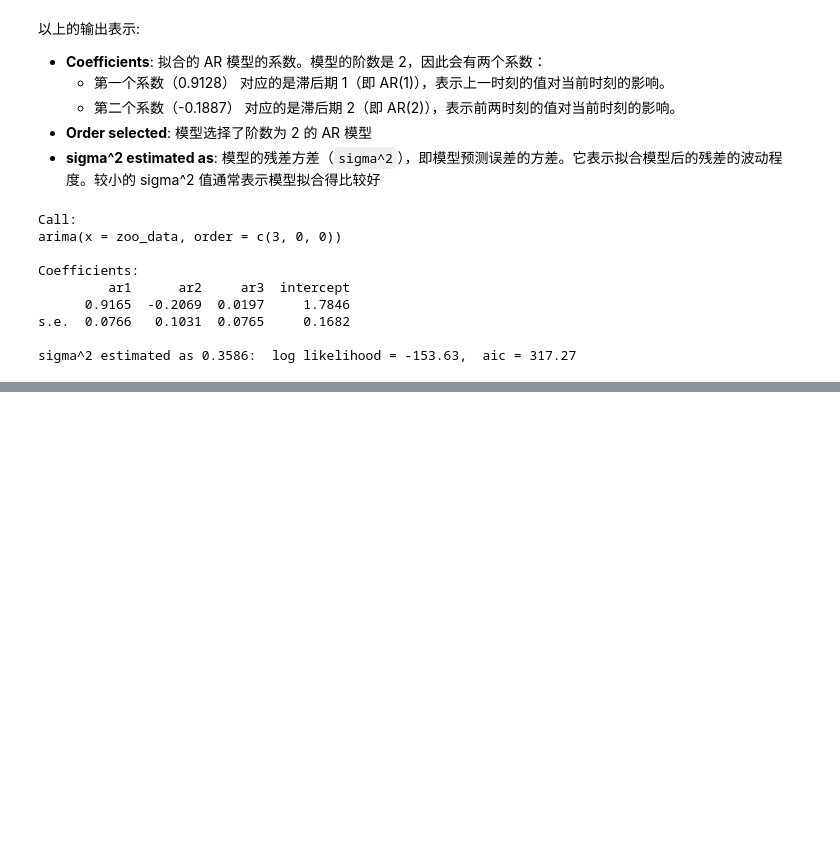
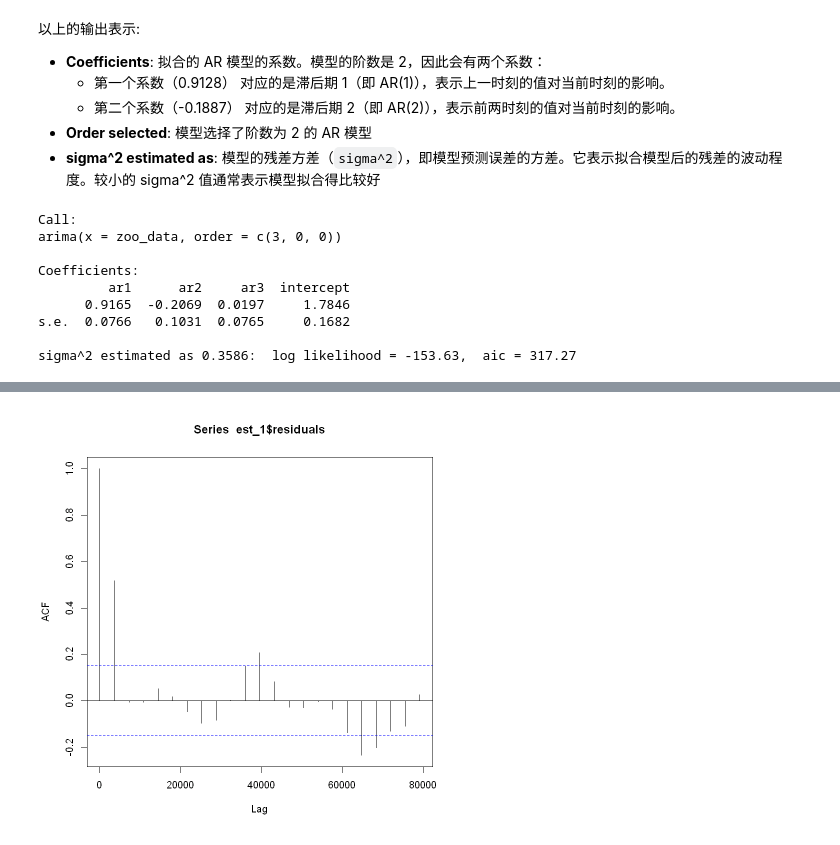
Before and after one commit to 1554823142/time_series_analysis, a Jupyter notebook: my_code/chap6/stastic_modoule.ipynb, the cells around one changed output, grey strips where cells are left out. Cells and saved outputs as stored; diff of their text form; code cells hidden in the pictures; blank space fills up the shorter version.

```diff
--- a/my_code/chap6/stastic_modoule.ipynb
+++ b/my_code/chap6/stastic_modoule.ipynb
@@ -270,0 +275,4 @@ sigma^2 estimated as 0.3586:  log likelihood = -153.63,  aic = 317.27
+# %%
+# 将先验知识引入模型（本例中将ar(1)设置为0）
+est_1 <- arima(x = zoo_data, order = c(3, 0, 0), fixed = c(0, NA, NA, NA))
+est_1
@@ -270,0 +296,5 @@ sigma^2 estimated as 0.3586:  log likelihood = -153.63,  aic = 317.27
+# %%
+# AR(3)的残差的自相关函数（利用arima）
+acf(est_1$residuals)
+# %% [output]
+[figure, added]
```
Also changed, not shown: parts of 13 cells of this notebook, 1 other file.
